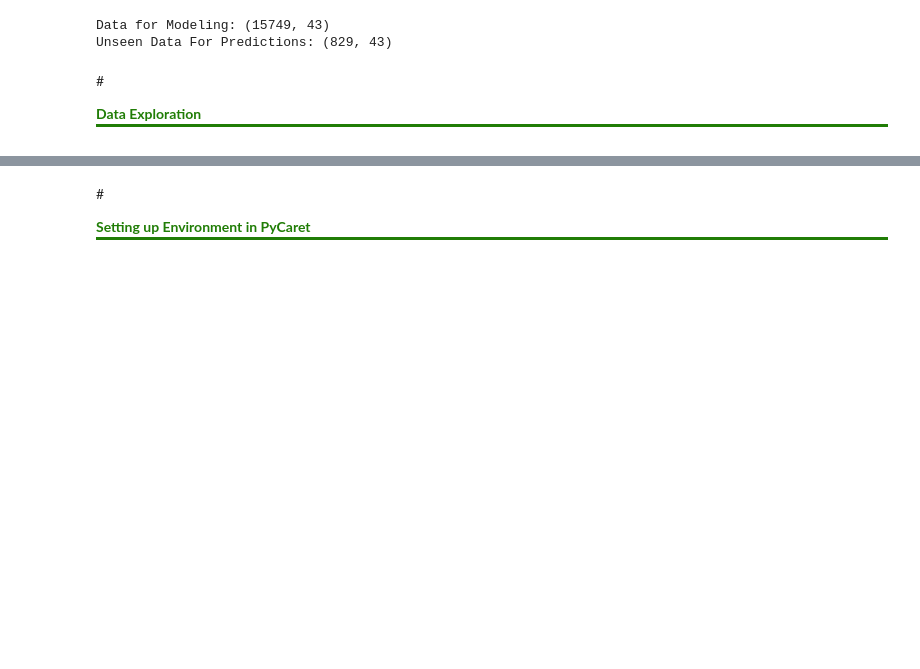
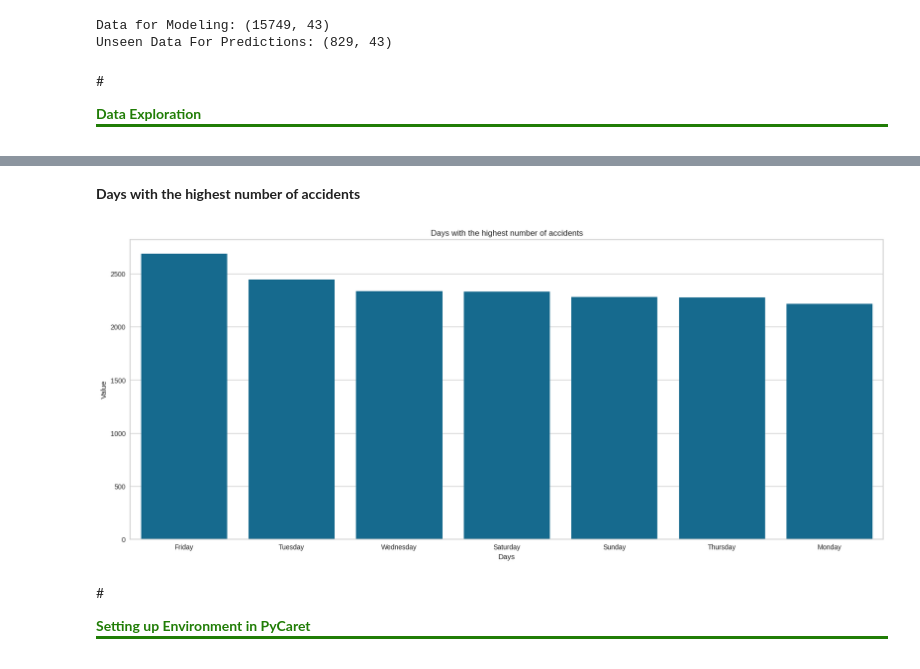
Before and after one commit to dr-mushtaq/Research-Work, a Jupyter notebook: RTA_Analysis.ipynb, the cells around one changed output, grey strips where cells are left out. Cells and saved outputs as stored; diff of their text form; code cells hidden in the pictures; blank space fills up the shorter version.

```diff
--- a/RTA_Analysis.ipynb
+++ b/RTA_Analysis.ipynb
@@ -102,3 +121,16 @@ Unseen Data For Predictions: (829, 43)
+# %% [markdown]
+**Days with the highest number of accidents**
+# %%
+counts = data["Day"].value_counts()[:15]
+plt.figure(figsize=(20, 8))
+plt.title("Days with the highest number of accidents")
+# Pass x and y as named arguments
+sns.barplot(x=counts.index, y=counts.values)
+plt.xlabel("Days")
+plt.ylabel("Value")
+plt.show()
+# %% [output]
+[figure, added]
 # %% [markdown]
 
 #<p style="font-family:JetBrains Mono; font-weight:normal; letter-spacing: 1px; color:#207d06; font-size:100%; text-align:left;padding: 0px; border-bottom: 3px solid #207d06;">**Setting up Environment in PyCaret**</p>
```
Also changed, not shown: parts of 3 cells of this notebook.
